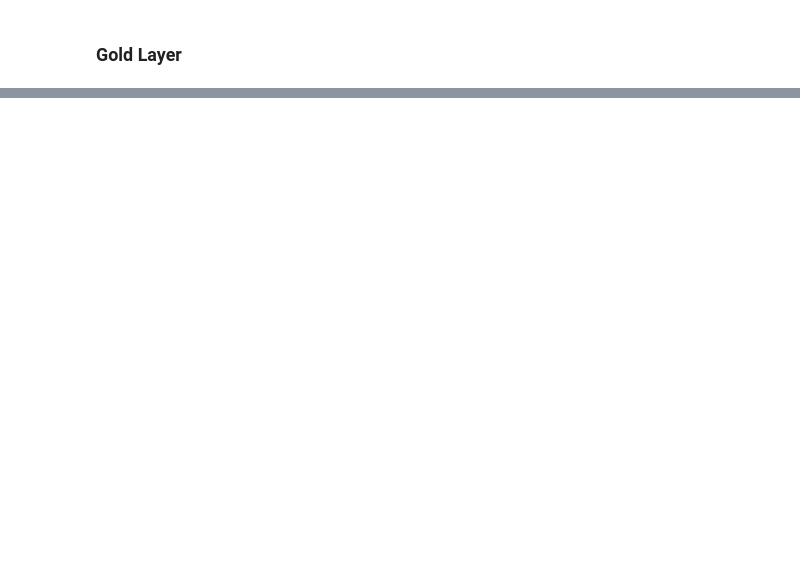
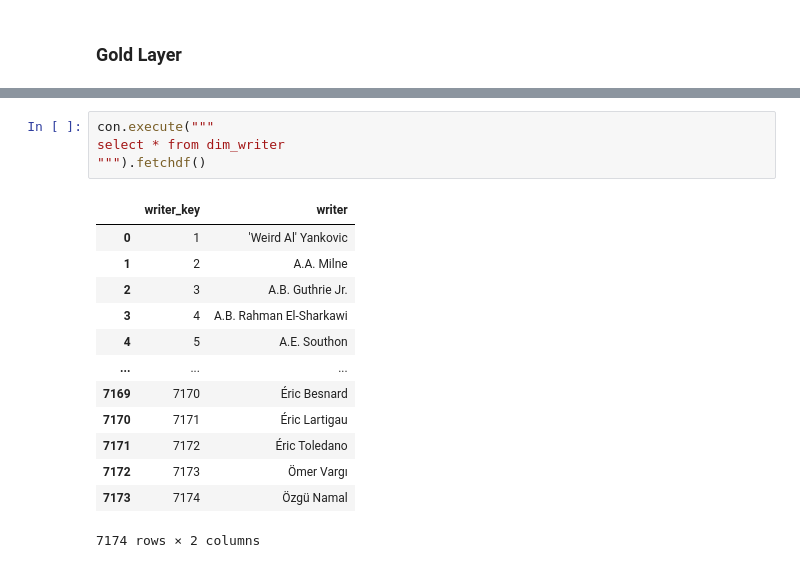
Before and after one commit to gloriabee/DataTest, a Jupyter notebook: gold.ipynb, the cells around one changed output, grey strips where cells are left out. Cells and saved outputs as stored; diff of their text form; blank space fills up the shorter version.

```diff
--- a/gold.ipynb
+++ b/gold.ipynb
@@ -87,0 +138,18 @@ movies_genres_df.head()
+# %%
+con.execute("""
+select * from dim_writer
+""").fetchdf()
+# %% [output]
+|  | writer_key | writer |
+| 0 | 1 | 'Weird Al' Yankovic |
+| 1 | 2 | A.A. Milne |
+| 2 | 3 | A.B. Guthrie Jr. |
+| 3 | 4 | A.B. Rahman El-Sharkawi |
+| 4 | 5 | A.E. Southon |
+| ... | ... | ... |
+| 7169 | 7170 | Éric Besnard |
+| 7170 | 7171 | Éric Lartigau |
+| 7171 | 7172 | Éric Toledano |
+| 7172 | 7173 | Ömer Vargı |
+| 7173 | 7174 | Özgü Namal |
+7174 rows × 2 columns
```
Also changed, not shown: parts of 29 cells of this notebook.
